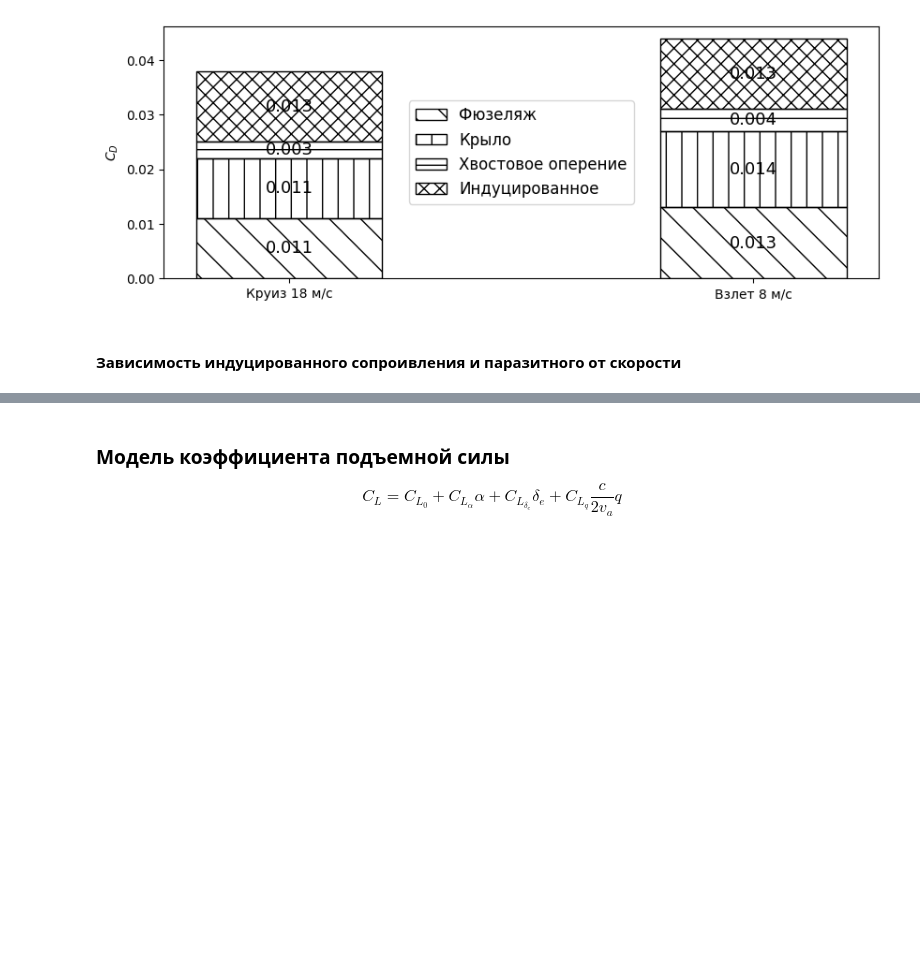
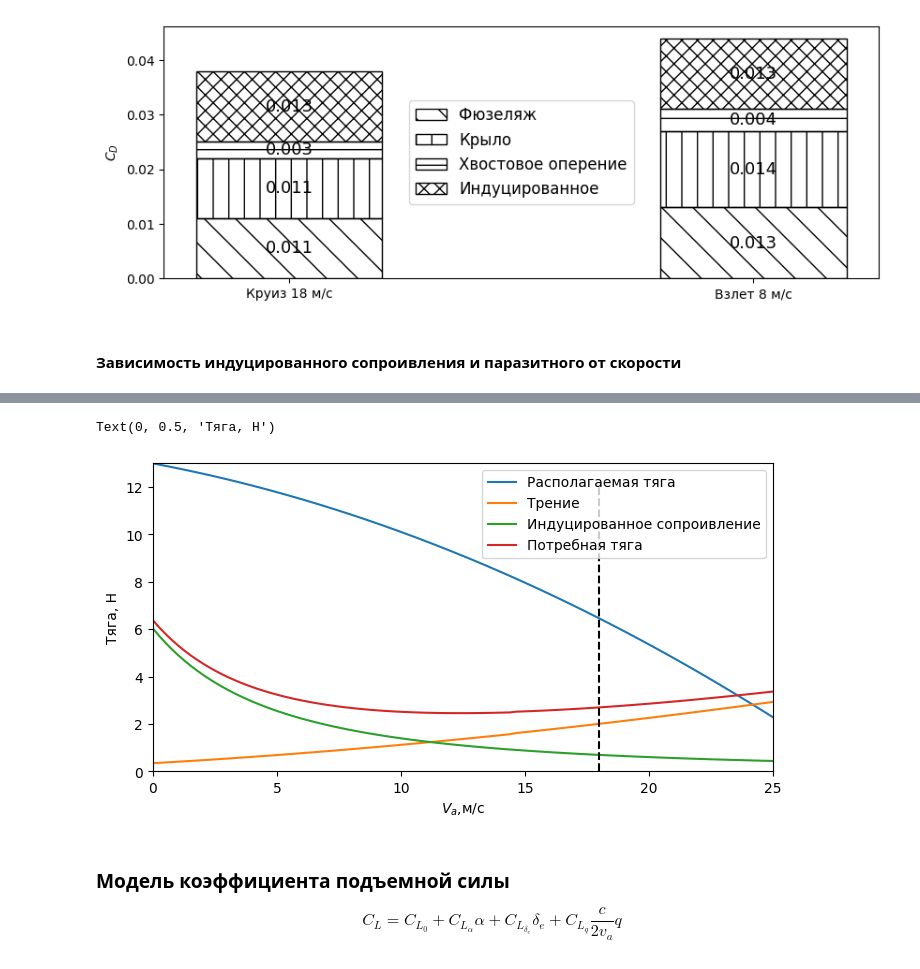
Before and after one commit to Suturin-Daniil/KB-102_SKAT_2025, a Jupyter notebook: Аэродинамика/Code/АэродинамическиеРасчеты.ipynb, the cells around one changed output, grey strips where cells are left out. Drawn from its saved outputs; the diff is of its cells as text; code cells hidden in the pictures; blank space fills up the shorter version.

```diff
--- a/Аэродинамика/Code/АэродинамическиеРасчеты.ipynb
+++ b/Аэродинамика/Code/АэродинамическиеРасчеты.ipynb
@@ -1057,3 +1088,21 @@ np.float64(340.20838428886486)
+# %%
+AvailableThrust = np.loadtxt('Thrust.txt', dtype=float)
+Vel = np.loadtxt('Vel.txt', dtype=float)
+fig, ax = plt.subplots(1,1, figsize = (8,4))
+ax.plot(Vel, AvailableThrust, label='Располагаемая тяга')
+ax.plot(Vel, Cd0, label='Трение')
+ax.plot(Vel, inD, label='Индуцированное сопроивление')
+ax.plot(Vel, np.array(inD) + np.array(Cd0), label='Потребная тяга')
+ax.legend()
+ax.set_xlim(0,25)
+ax.set_ylim(0,13)
+ax.vlines(18, 0,12, linestyles='--', colors='black')
+ax.set_xlabel(r'$V_{a}$,м/c')
+ax.set_ylabel(r'Тяга, Н')
+plt.savefig('AvVsReqThrust.png', dpi=300, bbox_inches = 'tight', pad_layout=0.01)
+# %% [output]
+Text(0, 0.5, 'Тяга, Н')
+[figure, added]
 # %% [markdown]
 ### Модель коэффициента подъемной силы
 $$C_L = C_{L_{0}} + C_{L_{\alpha}}\alpha + C_{L_{\delta_{e}}}\delta_{e} + C_{L_{q}}\frac{c}{2v_a}q$$
```
Also changed, not shown: parts of 3 cells of this notebook, 5 other files.
